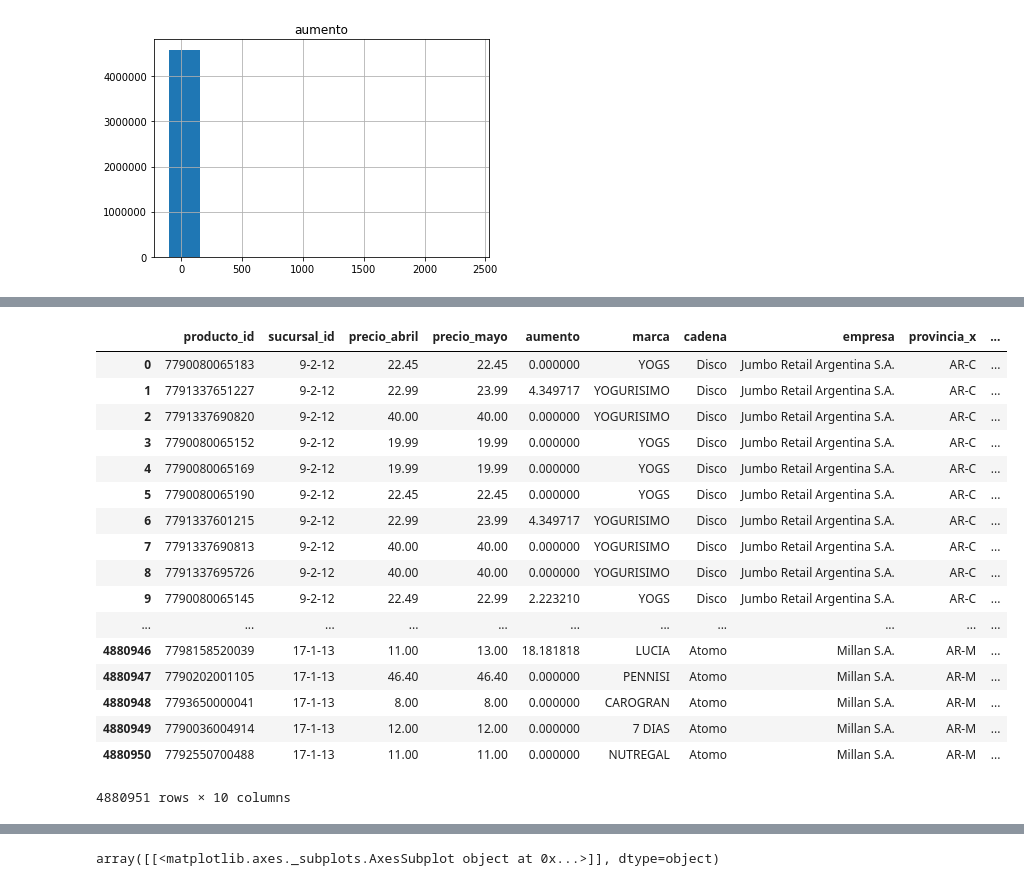
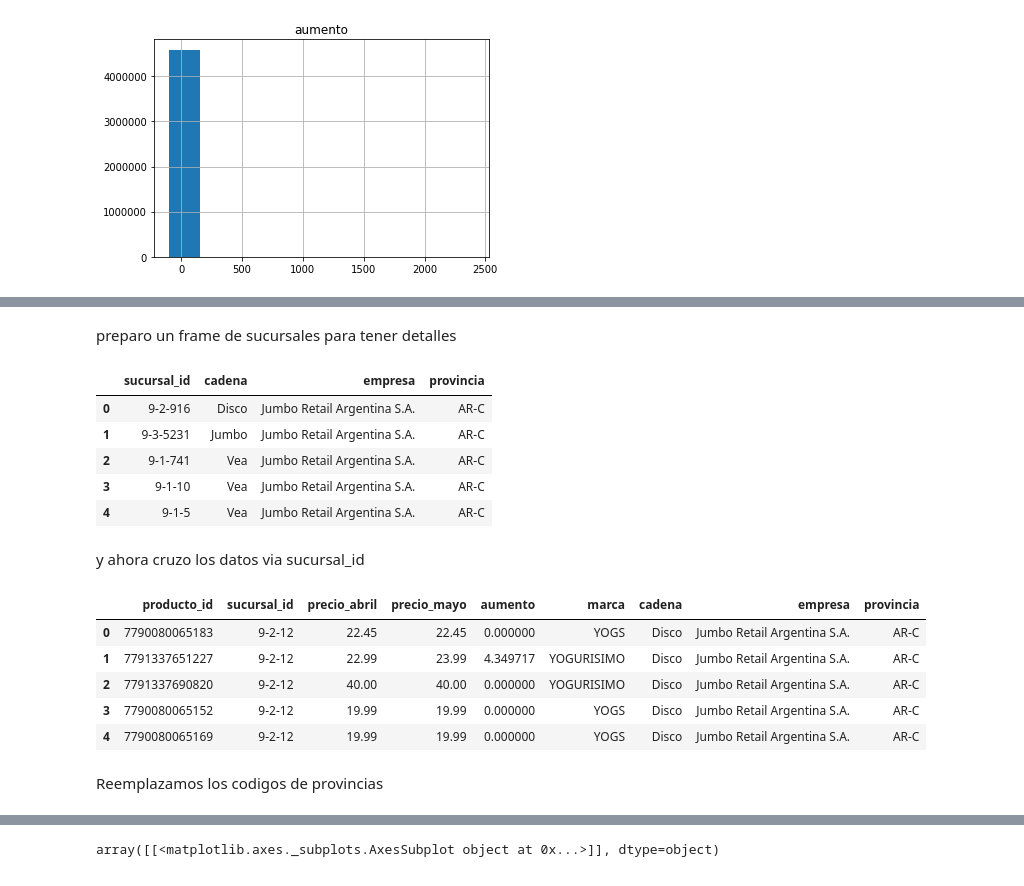
Before and after one commit to mgaitan/datasets_preciosclaros, a Jupyter notebook: preliminar.ipynb, the cells around one changed output, grey strips where cells are left out. Saved outputs shown, nothing was run; the diff lists cells and outputs as text; code cells hidden in the pictures.

```diff
--- a/preliminar.ipynb
+++ b/preliminar.ipynb
@@ -152,4 +157,5 @@ array([[<matplotlib.axes._subplots.AxesSubplot object at 0x...>]], dtype=object)
 # %%
-cruce.loc[(cruce.aumento >= -500) & (cruce.aumento <= 500)].hist('aumento')
+cruce_sin_extremos = cruce.loc[(cruce.aumento >= -35) & (cruce.aumento <= 50)]
+cruce_sin_extremos.hist('aumento', bins=25)
 # %% [output]
 array([[<matplotlib.axes._subplots.AxesSubplot object at 0x...>]], dtype=object)
@@ -157,3 +162,0 @@ array([[<matplotlib.axes._subplots.AxesSubplot object at 0x...>]], dtype=object)
-# %%
-cruce_sin_extremos = cruce.loc[(cruce.aumento >= -35) & (cruce.aumento <= 70)]
-cruce_sin_extremos.hist('aumento', bins=25)
@@ -168,29 +163,35 @@ sucs = pd.DataFrame.from_records(
+# %% [markdown]
+preparo un frame de sucursales para tener detalles
 # %%
+sucs = pd.DataFrame.from_records(
+    list(Sucursal.objects.values_list('external_id', 'cadena__nombre', 'cadena__empresa__nombre')),
+    columns=['sucursal_id', 'cadena', 'empresa']
+)
+
+# en la db me olvidé el dato de provincia, asi lo que leo del csv original
 provs = pd.read_csv('datasets/sucursales.csv', usecols=['provincia','sucursalId', 'comercioId', 'banderaId'])
 provs['sucursal_id'] = provs.apply(lambda x: f"{x['comercioId']}-{x['banderaId']}-{x['sucursalId']}", axis=1)
 provs.drop(['sucursalId', 'comercioId', 'banderaId'], axis=1, inplace=True)
 sucs = pd.merge(sucs, provs, on='sucursal_id')
+sucs.head()
+# %% [output]
+|  | sucursal_id | cadena | empresa | provincia |
+| 0 | 9-2-916 | Disco | Jumbo Retail Argentina S.A. | AR-C |
+| 1 | 9-3-5231 | Jumbo | Jumbo Retail Argentina S.A. | AR-C |
+| 2 | 9-1-741 | Vea | Jumbo Retail Argentina S.A. | AR-C |
+| 3 | 9-1-10 | Vea | Jumbo Retail Argentina S.A. | AR-C |
+| 4 | 9-1-5 | Vea | Jumbo Retail Argentina S.A. | AR-C |
+# %% [markdown]
+y ahora cruzo los datos via sucursal_id
 # %%
 prods = pd.DataFrame.from_records(list(Producto.objects.values_list('codigo', 'marca')), columns=['producto_id', 'marca'])
 con_marca = pd.merge(cruce_sin_extremos, prods, on='producto_id')
 con_marca_cadena_y_prov = pd.merge(con_marca, sucs, on='sucursal_id')
-con_marca_cadena_y_prov
+con_marca_cadena_y_prov.head()
 # %% [output]
-|  | producto_id | sucursal_id | precio_abril | precio_mayo | aumento | marca | cadena | empresa | provincia_x | ... |
-| 0 | 7790080065183 | 9-2-12 | 22.45 | 22.45 | 0.000000 | YOGS | Disco | Jumbo Retail Argentina S.A. | AR-C | ... |
-| 1 | 7791337651227 | 9-2-12 | 22.99 | 23.99 | 4.349717 | YOGURISIMO | Disco | Jumbo Retail Argentina S.A. | AR-C | ... |
-| 2 | 7791337690820 | 9-2-12 | 40.00 | 40.00 | 0.000000 | YOGURISIMO | Disco | Jumbo Retail Argentina S.A. | AR-C | ... |
-| 3 | 7790080065152 | 9-2-12 | 19.99 | 19.99 | 0.000000 | YOGS | Disco | Jumbo Retail Argentina S.A. | AR-C | ... |
-| 4 | 7790080065169 | 9-2-12 | 19.99 | 19.99 | 0.000000 | YOGS | Disco | Jumbo Retail Argentina S.A. | AR-C | ... |
-| 5 | 7790080065190 | 9-2-12 | 22.45 | 22.45 | 0.000000 | YOGS | Disco | Jumbo Retail Argentina S.A. | AR-C | ... |
-| 6 | 7791337601215 | 9-2-12 | 22.99 | 23.99 | 4.349717 | YOGURISIMO | Disco | Jumbo Retail Argentina S.A. | AR-C | ... |
-| 7 | 7791337690813 | 9-2-12 | 40.00 | 40.00 | 0.000000 | YOGURISIMO | Disco | Jumbo Retail Argentina S.A. | AR-C | ... |
-| 8 | 7791337695726 | 9-2-12 | 40.00 | 40.00 | 0.000000 | YOGURISIMO | Disco | Jumbo Retail Argentina S.A. | AR-C | ... |
-| 9 | 7790080065145 | 9-2-12 | 22.49 | 22.99 | 2.223210 | YOGS | Disco | Jumbo Retail Argentina S.A. | AR-C | ... |
-| ... | ... | ... | ... | ... | ... | ... | ... | ... | ... | ... |
-| 4880946 | 7798158520039 | 17-1-13 | 11.00 | 13.00 | 18.181818 | LUCIA | Atomo | Millan S.A. | AR-M | ... |
-| 4880947 | 7790202001105 | 17-1-13 | 46.40 | 46.40 | 0.000000 | PENNISI | Atomo | Millan S.A. | AR-M | ... |
-| 4880948 | 7793650000041 | 17-1-13 | 8.00 | 8.00 | 0.000000 | CAROGRAN | Atomo | Millan S.A. | AR-M | ... |
-| 4880949 | 7790036004914 | 17-1-13 | 12.00 | 12.00 | 0.000000 | 7 DIAS | Atomo | Millan S.A. | AR-M | ... |
-| 4880950 | 7792550700488 | 17-1-13 | 11.00 | 11.00 | 0.000000 | NUTREGAL | Atomo | Millan S.A. | AR-M | ... |
+|  | producto_id | sucursal_id | precio_abril | precio_mayo | aumento | marca | cadena | empresa | provincia |
+| 0 | 7790080065183 | 9-2-12 | 22.45 | 22.45 | 0.000000 | YOGS | Disco | Jumbo Retail Argentina S.A. | AR-C |
+| 1 | 7791337651227 | 9-2-12 | 22.99 | 23.99 | 4.349717 | YOGURISIMO | Disco | Jumbo Retail Argentina S.A. | AR-C |
+| 2 | 7791337690820 | 9-2-12 | 40.00 | 40.00 | 0.000000 | YOGURISIMO | Disco | Jumbo Retail Argentina S.A. | AR-C |
+| 3 | 7790080065152 | 9-2-12 | 19.99 | 19.99 | 0.000000 | YOGS | Disco | Jumbo Retail Argentina S.A. | AR-C |
+| 4 | 7790080065169 | 9-2-12 | 19.99 | 19.99 | 0.000000 | YOGS | Disco | Jumbo Retail Argentina S.A. | AR-C |
-4880951 rows × 10 columns
@@ -198,0 +198,2 @@ data = con_marca_cadena_y_prov
+# %% [markdown]
+Reemplazamos los codigos de provincias
```
Also changed, not shown: parts of 48 cells of this notebook.
